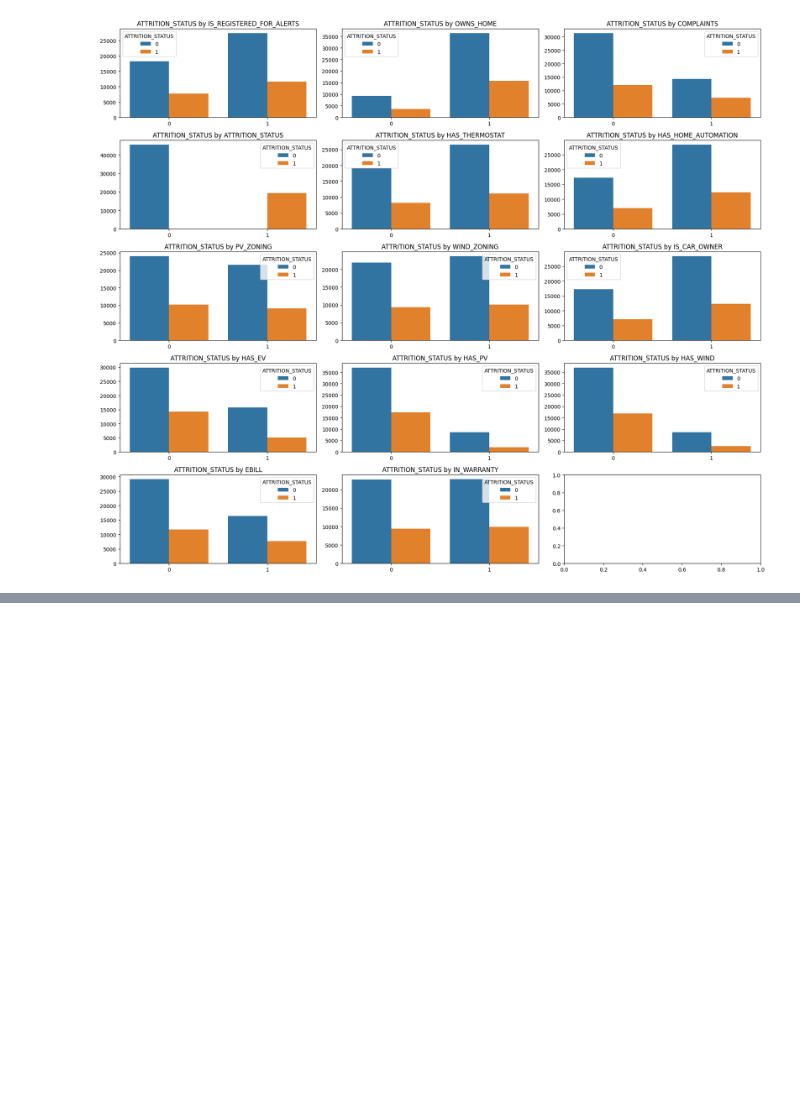
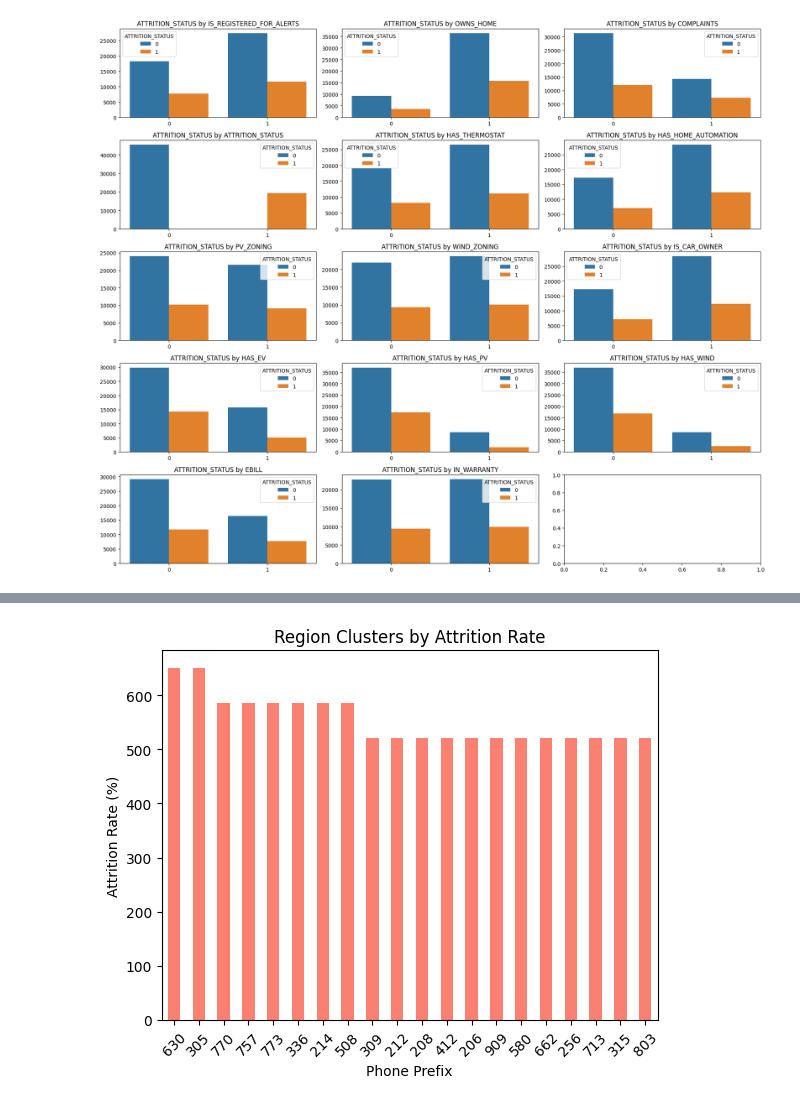
Before and after one commit to hiu04/Attrition_Project, a Jupyter notebook: Attrition_View.ipynb, the cells around one changed output, grey strips where cells are left out. Drawn from its saved outputs; the diff is of its cells as text; code cells hidden in the pictures; blank space fills up the shorter version.

```diff
--- a/Attrition_View.ipynb
+++ b/Attrition_View.ipynb
@@ -228,0 +341,13 @@ plt.show()
+# %%
+# Sorting the clusters by the number of accounts
+region_clusters_sorted = region_clusters.sort_values(ascending=False)
+
+# Plotting the top 10 clusters by region
+region_clusters_sorted.head(20).plot(kind='bar', color='salmon')
+plt.title('Region Clusters by Attrition Rate')
+plt.xlabel('Phone Prefix')
+plt.ylabel('Attrition Rate (%)')
+plt.xticks(rotation=45)
+plt.show()
+# %% [output]
+[figure, added]
```
Also changed, not shown: parts of 46 cells of this notebook.
